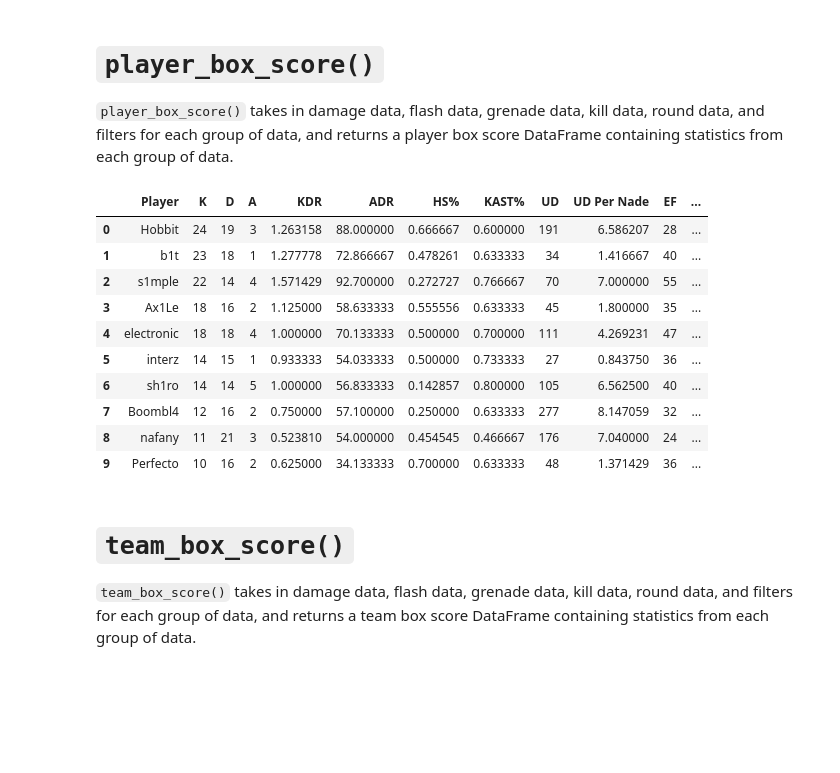
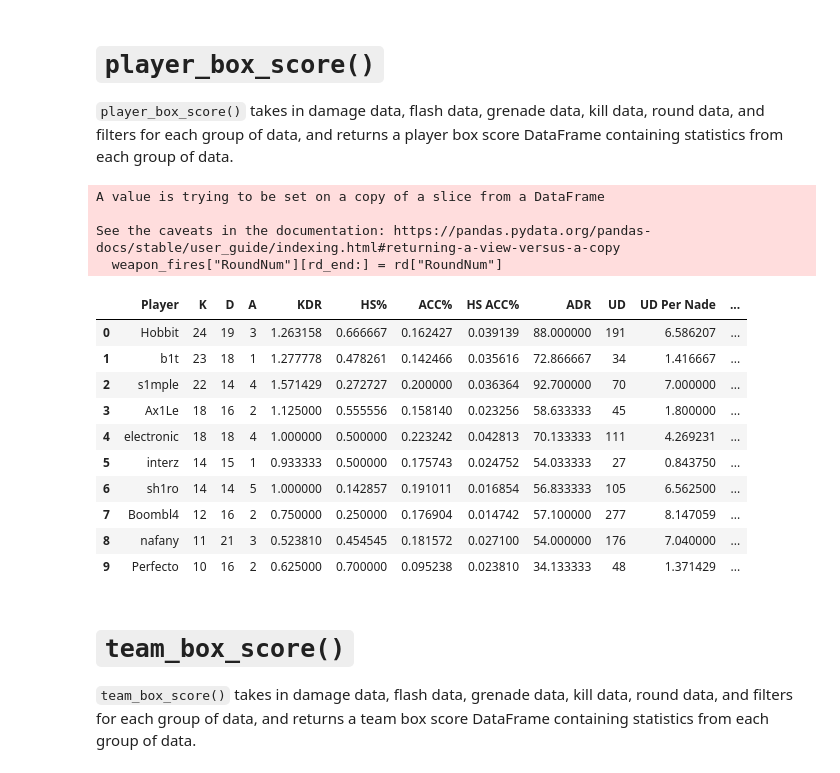
Before and after one commit to pnxenopoulos/awpy, a Jupyter notebook: examples/01_Basic_CSGO_Analysis.ipynb, the cells around one changed output. Cells and saved outputs as stored; diff of their text form; code cells hidden in the pictures; blank space fills up the shorter version.

```diff
--- a/examples/01_Basic_CSGO_Analysis.ipynb
+++ b/examples/01_Basic_CSGO_Analysis.ipynb
@@ -220,11 +276,15 @@ kast(data_df["Kills"])
 # `kill_stats()`
 `kill_stats()` takes in kill data, round data, kill data filters, death data filters, and round data filters, and returns a DataFrame with kills, deaths, assists, plus-minus, headshots, first kills, kill-death ratio, kills per round, and headshot percentage by player.
 # %%
-def kill_stats(kill_data: pd.DataFrame,
+def kill_stats(damage_data: pd.DataFrame,
+               kill_data: pd.DataFrame,
                round_data: pd.DataFrame,
+               round_data_json: List[Dict],
                kill_filters: Dict[str, Union[List[bool], List[str]]] = {},
                death_filters: Dict[str, Union[List[bool], List[str]]] = {},
-               round_filters: Dict[str, Union[List[bool], List[str]]] = {}
+               round_filters: Dict[str, Union[List[bool], List[str]]] = {},
+               weapon_fires_filters: Dict[str, Union[List[bool],
+                                                     List[str]]] = {}
 ) -> pd.DataFrame:
     kills = calc_stats(kill_data.loc[kill_data["AttackerTeam"] !=
                                      kill_data["VictimTeam"]],
@@ -251,6 +311,7 @@ def kill_stats(kill_data: pd.DataFrame,
                                             kill_data["VictimTeam"]],
                               kill_filters, ["AttackerName"], ["IsHeadshot"],
                               [["mean"]], ["Player", "HS%"])
+    acc_stats = accuracy(damage_data, round_data_json, weapon_fires_filters)
     kast_stats = kast(kill_data, "KAST", kill_filters, death_filters)
     kill_stats = kills.merge(assists, how="outer")
     kill_stats = kill_stats.merge(deaths, how="outer")
@@ -263,13 +324,14 @@ def kill_stats(kill_data: pd.DataFrame,
     kill_stats = kill_stats.merge(headshots, how="outer")
     kill_stats = kill_stats.merge(headshot_pct, how="outer")
     kill_stats["HS%"] = kill_stats["HS%"].astype(float)
-    kill_stats = kill_stats[["Player", "K", "D", "A", "+/-", "HS", "FK", "KDR",
-                             "KPR", "HS%"]]
+    kill_stats = kill_stats.merge(acc_stats, how="outer")
     kill_stats = kill_stats.merge(kast_stats, how="outer")
     kill_stats.fillna(0, inplace=True)
+    kill_stats = kill_stats[["Player", "K", "D", "A", "+/-", "HS", "FK", "KDR",
+                             "KPR", "HS%", "ACC%", "HS ACC%", "KAST%"]]
     kill_stats.sort_values(by="K", ascending=False, inplace=True)
     kill_stats.reset_index(drop=True, inplace=True)
     return kill_stats
 
-kill_stats(data_df["Kills"], data_df["Rounds"])
+kill_stats(data_df["Damages"], data_df["Kills"], data_df["Rounds"], data["GameRounds"])
 # %% [output]
@@ -751,52 +817,57 @@ win_breakdown(data_df["Rounds"])
 def player_box_score(damage_data: pd.DataFrame,
                      flash_data: pd.DataFrame,
                      grenade_data: pd.DataFrame,
                      kill_data: pd.DataFrame,
                      round_data: pd.DataFrame,
+                     round_data_json: List[Dict],
                      damage_filters: Dict[str, Union[List[bool],
                                                      List[str]]] = {},
                      flash_filters: Dict[str, Union[List[bool],
                                                     List[str]]] = {},
                      grenade_filters: Dict[str, Union[List[bool],
                                                       List[str]]] = {},
                      kill_filters: Dict[str, Union[List[bool], List[str]]] = {},
                      death_filters: Dict[str, Union[List[bool],
                                                     List[str]]] = {},
-                     round_filters: Dict[str, Union[List[bool], List[str]]] = {}
+                     round_filters: Dict[str, Union[List[bool], List[str]]] = {},
+                     weapon_fires_filters: Dict[str, Union[List[bool],
+                                                           List[str]]] = {}
 ) -> pd.DataFrame:
-    k_stats = kill_stats(kill_data, round_data, kill_filters,
-                         death_filters, round_filters)
-    k_stats = k_stats[["Player", "K", "D", "A", "KDR", "HS%"]]
+    k_stats = kill_stats(damage_data, kill_data, round_data, round_data_json,
+                         kill_filters, death_filters, round_filters,
+                         weapon_fires_filters)
+    k_stats = k_stats[["Player", "K", "D", "A", "KDR", "HS%", "ACC%", "HS ACC%"]]
     adr_stats = adr(damage_data, round_data, damage_filters, round_filters)
     adr_stats = adr_stats[["Player", "Norm ADR"]]
     adr_stats.columns = ["Player", "ADR"]
-    kast_stats = kast(kill_data, "KAST", kill_filters, death_filters)
     ud_stats = util_dmg(damage_data, grenade_data, damage_filters, grenade_filters)
     ud_stats = ud_stats[["Player", "UD", "UD Per Nade"]]
     f_stats = flash_stats(flash_data, grenade_data, flash_filters,
                           grenade_filters)
     f_stats = f_stats[["Player", "EF", "EF Per Throw"]]
     box_score = k_stats.merge(adr_stats, how="outer")
-    box_score = box_score[["Player", "K", "D", "A", "KDR", "ADR", "HS%"]]
-    box_score = box_score.merge(kast_stats, how="outer")
     box_score = box_score.merge(ud_stats, how="outer")
     box_score = box_score.merge(f_stats, how="outer")
     return box_score
 
 player_box_score(data_df["Damages"], data_df["Flashes"], data_df["Grenades"],
-                 data_df["Kills"], data_df["Rounds"])
+                 data_df["Kills"], data_df["Rounds"], data["GameRounds"])
 # %% [output]
+A value is trying to be set on a copy of a slice from a DataFrame
+
+See the caveats in the documentation: https://pandas.pydata.org/pandas-docs/stable/user_guide/indexing.html#returning-a-view-versus-a-copy
+  weapon_fires["RoundNum"][rd_end:] = rd["RoundNum"]
-|  | Player | K | D | A | KDR | ADR | HS% | KAST% | UD | UD Per Nade | EF | ... |
-| 0 | Hobbit | 24 | 19 | 3 | 1.263158 | 88.000000 | 0.666667 | 0.600000 | 191 | 6.586207 | 28 | ... |
-| 1 | b1t | 23 | 18 | 1 | 1.277778 | 72.866667 | 0.478261 | 0.633333 | 34 | 1.416667 | 40 | ... |
-| 2 | s1mple | 22 | 14 | 4 | 1.571429 | 92.700000 | 0.272727 | 0.766667 | 70 | 7.000000 | 55 | ... |
-| 3 | Ax1Le | 18 | 16 | 2 | 1.125000 | 58.633333 | 0.555556 | 0.633333 | 45 | 1.800000 | 35 | ... |
-| 4 | electronic | 18 | 18 | 4 | 1.000000 | 70.133333 | 0.500000 | 0.700000 | 111 | 4.269231 | 47 | ... |
-| 5 | interz | 14 | 15 | 1 | 0.933333 | 54.033333 | 0.500000 | 0.733333 | 27 | 0.843750 | 36 | ... |
-| 6 | sh1ro | 14 | 14 | 5 | 1.000000 | 56.833333 | 0.142857 | 0.800000 | 105 | 6.562500 | 40 | ... |
-| 7 | Boombl4 | 12 | 16 | 2 | 0.750000 | 57.100000 | 0.250000 | 0.633333 | 277 | 8.147059 | 32 | ... |
-| 8 | nafany | 11 | 21 | 3 | 0.523810 | 54.000000 | 0.454545 | 0.466667 | 176 | 7.040000 | 24 | ... |
-| 9 | Perfecto | 10 | 16 | 2 | 0.625000 | 34.133333 | 0.700000 | 0.633333 | 48 | 1.371429 | 36 | ... |
+|  | Player | K | D | A | KDR | HS% | ACC% | HS ACC% | ADR | UD | UD Per Nade | ... |
+| 0 | Hobbit | 24 | 19 | 3 | 1.263158 | 0.666667 | 0.162427 | 0.039139 | 88.000000 | 191 | 6.586207 | ... |
+| 1 | b1t | 23 | 18 | 1 | 1.277778 | 0.478261 | 0.142466 | 0.035616 | 72.866667 | 34 | 1.416667 | ... |
+| 2 | s1mple | 22 | 14 | 4 | 1.571429 | 0.272727 | 0.200000 | 0.036364 | 92.700000 | 70 | 7.000000 | ... |
+| 3 | Ax1Le | 18 | 16 | 2 | 1.125000 | 0.555556 | 0.158140 | 0.023256 | 58.633333 | 45 | 1.800000 | ... |
+| 4 | electronic | 18 | 18 | 4 | 1.000000 | 0.500000 | 0.223242 | 0.042813 | 70.133333 | 111 | 4.269231 | ... |
+| 5 | interz | 14 | 15 | 1 | 0.933333 | 0.500000 | 0.175743 | 0.024752 | 54.033333 | 27 | 0.843750 | ... |
+| 6 | sh1ro | 14 | 14 | 5 | 1.000000 | 0.142857 | 0.191011 | 0.016854 | 56.833333 | 105 | 6.562500 | ... |
+| 7 | Boombl4 | 12 | 16 | 2 | 0.750000 | 0.250000 | 0.176904 | 0.014742 | 57.100000 | 277 | 8.147059 | ... |
+| 8 | nafany | 11 | 21 | 3 | 0.523810 | 0.454545 | 0.181572 | 0.027100 | 54.000000 | 176 | 7.040000 | ... |
+| 9 | Perfecto | 10 | 16 | 2 | 0.625000 | 0.700000 | 0.095238 | 0.023810 | 34.133333 | 48 | 1.371429 | ... |
 # %% [markdown]
 # `team_box_score()`
 `team_box_score()` takes in damage data, flash data, grenade data, kill data, round data, and filters for each group of data, and returns a team box score DataFrame containing statistics from each group of data.
```
Also changed, not shown: parts of 9 cells of this notebook, 4 other files.
